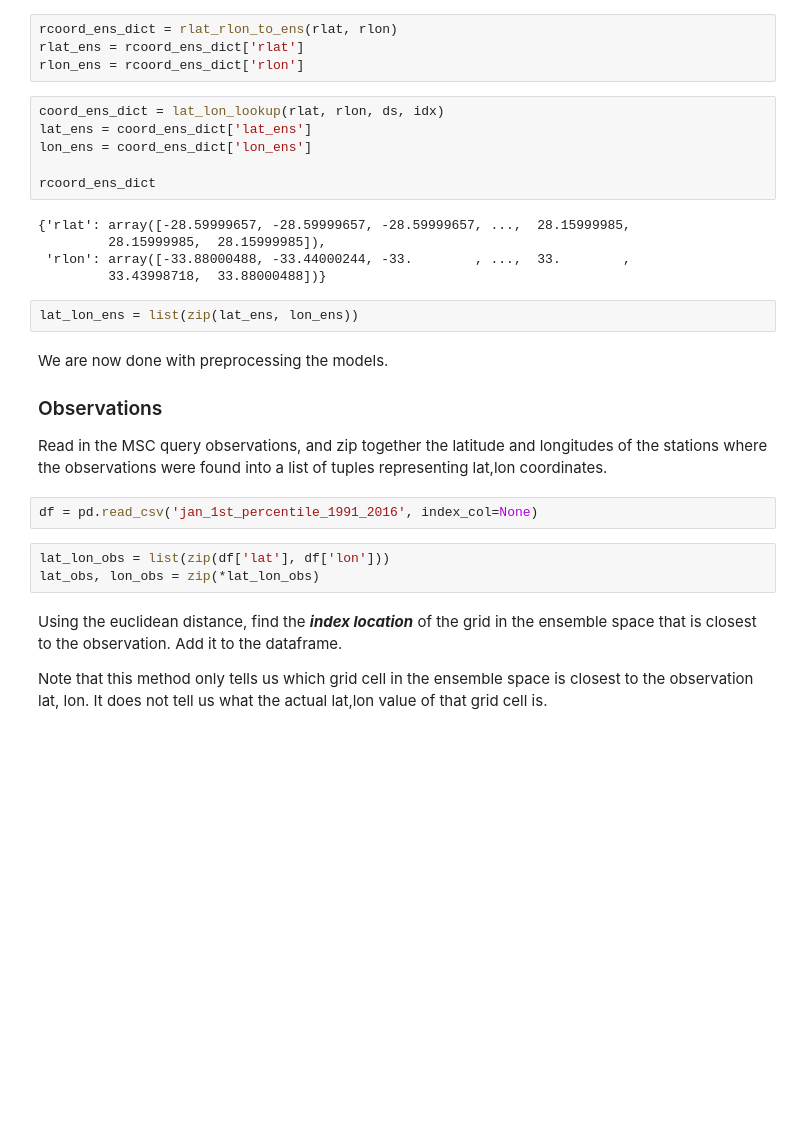
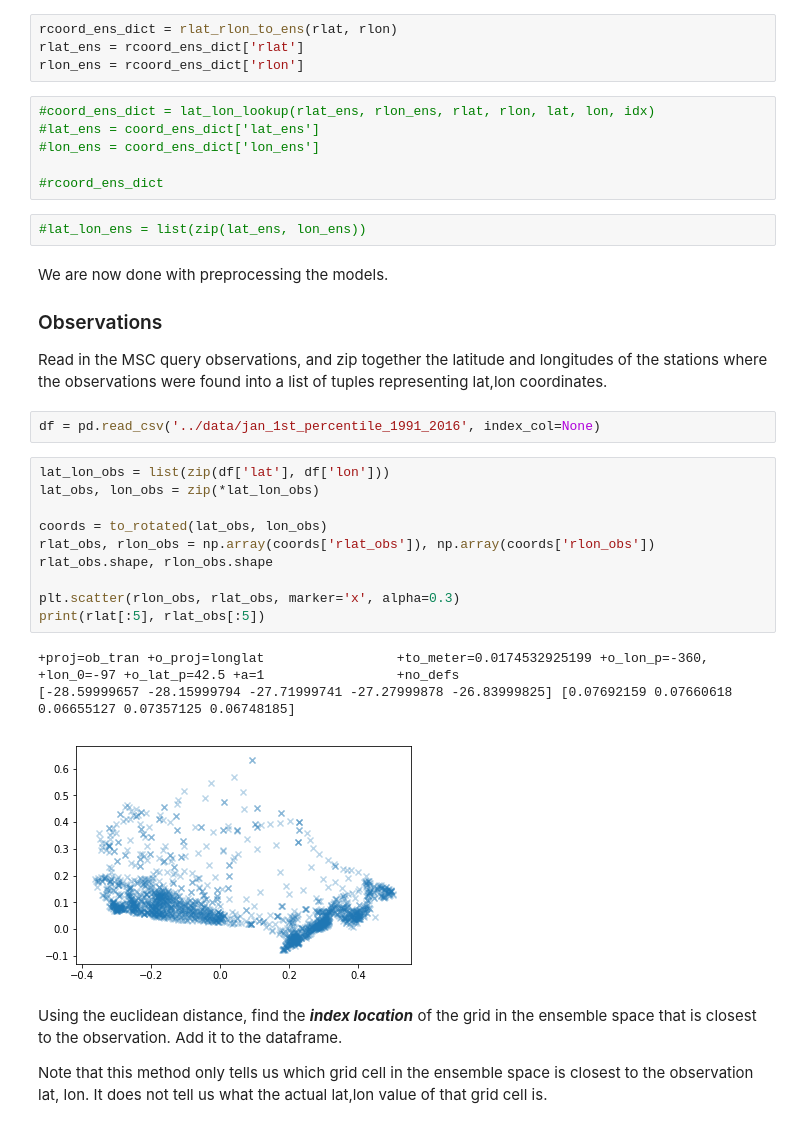
Before and after one commit to pacificclimate/climpyrical, a Jupyter notebook: notebooks/demo.ipynb, the cells around one changed output. Saved outputs shown, nothing was run; the diff lists cells and outputs as text; blank space fills up the shorter version.

```diff
--- a/notebooks/demo.ipynb
+++ b/notebooks/demo.ipynb
@@ -112,18 +118,13 @@ rcoord_ens_dict = rlat_rlon_to_ens(rlat, rlon)
 rlat_ens = rcoord_ens_dict['rlat']
 rlon_ens = rcoord_ens_dict['rlon']
 # %%
-coord_ens_dict = lat_lon_lookup(rlat, rlon, ds, idx)
-lat_ens = coord_ens_dict['lat_ens']
-lon_ens = coord_ens_dict['lon_ens']
+#coord_ens_dict = lat_lon_lookup(rlat_ens, rlon_ens, rlat, rlon, lat, lon, idx)
+#lat_ens = coord_ens_dict['lat_ens']
+#lon_ens = coord_ens_dict['lon_ens']
 
-rcoord_ens_dict
+#rcoord_ens_dict
-# %% [output]
-{'rlat': array([-28.59999657, -28.59999657, -28.59999657, ...,  28.15999985,
-         28.15999985,  28.15999985]),
- 'rlon': array([-33.88000488, -33.44000244, -33.        , ...,  33.        ,
-         33.43998718,  33.88000488])}
 # %%
-lat_lon_ens = list(zip(lat_ens, lon_ens))
+#lat_lon_ens = list(zip(lat_ens, lon_ens))
 # %% [markdown]
 We are now done with preprocessing the models.
 
@@ -131,10 +132,21 @@ We are now done with preprocessing the models.
 
 Read in the MSC query observations, and zip together the latitude and longitudes of the stations where the observations were found into a list of tuples representing lat,lon coordinates.
 # %%
-df = pd.read_csv('jan_1st_percentile_1991_2016', index_col=None)
+df = pd.read_csv('../data/jan_1st_percentile_1991_2016', index_col=None)
-# %%
-lat_lon_obs = list(zip(df['lat'], df['lon']))
-lat_obs, lon_obs = zip(*lat_lon_obs)
+# %%
+lat_lon_obs = list(zip(df['lat'], df['lon']))
+lat_obs, lon_obs = zip(*lat_lon_obs)
+
+coords = to_rotated(lat_obs, lon_obs)
+rlat_obs, rlon_obs = np.array(coords['rlat_obs']), np.array(coords['rlon_obs'])
+rlat_obs.shape, rlon_obs.shape
+
+plt.scatter(rlon_obs, rlat_obs, marker='x', alpha=0.3)
+print(rlat[:5], rlat_obs[:5])
+# %% [output]
++proj=ob_tran +o_proj=longlat                 +to_meter=0.0174532925199 +o_lon_p=-360, +lon_0=-97 +o_lat_p=42.5 +a=1                 +no_defs
+[-28.59999657 -28.15999794 -27.71999741 -27.27999878 -26.83999825] [0.07692159 0.07660618 0.06655127 0.07357125 0.06748185]
+[figure, added]
 # %% [markdown]
 Using the euclidean distance, find the _**index location**_ of the grid in the ensemble space that is closest to the observation. Add it to the dataframe.
 
```
Also changed, not shown: parts of 6 cells of this notebook.
